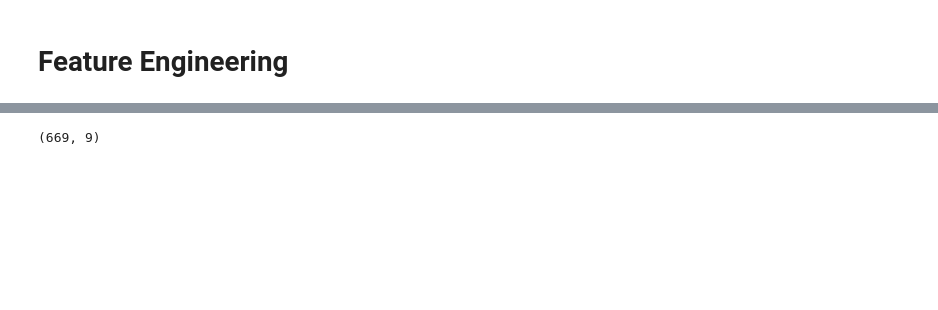
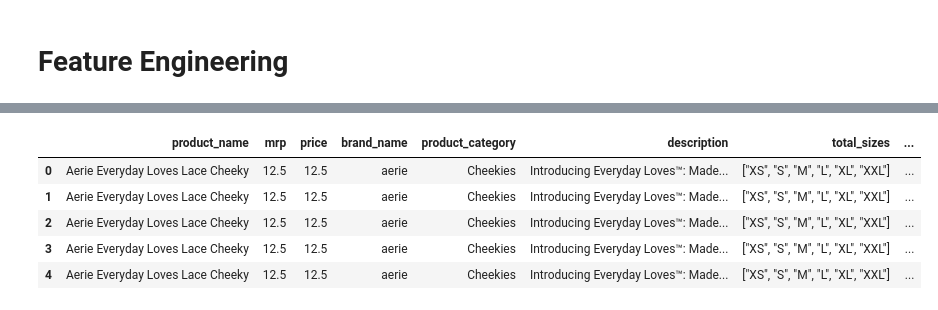
Before and after one commit to shardul-rajhans/fashion-price-prediction, a Jupyter notebook: EDA_Price_Prediction_All.ipynb, the cells around one changed output, grey strips where cells are left out. Drawn from its saved outputs; the diff is of its cells as text; code cells hidden in the pictures; blank space fills up the shorter version.

```diff
--- a/EDA_Price_Prediction_All.ipynb
+++ b/EDA_Price_Prediction_All.ipynb
@@ -296,8 +308,8 @@ fashion_data['product_category_wide'].isnull().sum()
 # There are some products like bottle, basketball, etc. that are not relevant for this study, thus can be dropped.
 # Also, the suspenders cateogory can be removed as it has only 2 entries.
 
-fashion_data = fashion_data[~(fashion_data['product_category_wide'].isnull()) &
-                                      ~(fashion_data['product_category_wide'] == 'suspenders')]
+fashion_data.product_category_wide.fillna('other', inplace=True)
+fashion_data.color_group.fillna('other', inplace=True)
 fashion_data.head()
 # %% [output]
 |  | product_name | mrp | price | brand_name | product_category | description | total_sizes | ... |
@@ -493,4 +395,11 @@ victoria_secret_data.head()
-# %%
-victoria_secret_data.shape
-# %% [output]
-(669, 9)
+# %%
+# Data except victoria's secret
+brands_data = fashion_data[fashion_data['brand_name'] != "victoria's secret"]
+brands_data.head()
+# %% [output]
+|  | product_name | mrp | price | brand_name | product_category | description | total_sizes | ... |
+| 0 | Aerie Everyday Loves Lace Cheeky | 12.5 | 12.5 | aerie | Cheekies | Introducing Everyday Loves™: Made... | ["XS", "S", "M", "L", "XL", "XXL"] | ... |
+| 1 | Aerie Everyday Loves Lace Cheeky | 12.5 | 12.5 | aerie | Cheekies | Introducing Everyday Loves™: Made... | ["XS", "S", "M", "L", "XL", "XXL"] | ... |
+| 2 | Aerie Everyday Loves Lace Cheeky | 12.5 | 12.5 | aerie | Cheekies | Introducing Everyday Loves™: Made... | ["XS", "S", "M", "L", "XL", "XXL"] | ... |
+| 3 | Aerie Everyday Loves Lace Cheeky | 12.5 | 12.5 | aerie | Cheekies | Introducing Everyday Loves™: Made... | ["XS", "S", "M", "L", "XL", "XXL"] | ... |
+| 4 | Aerie Everyday Loves Lace Cheeky | 12.5 | 12.5 | aerie | Cheekies | Introducing Everyday Loves™: Made... | ["XS", "S", "M", "L", "XL", "XXL"] | ... |
```
Also changed, not shown: parts of 30 cells of this notebook, 2 other files.
